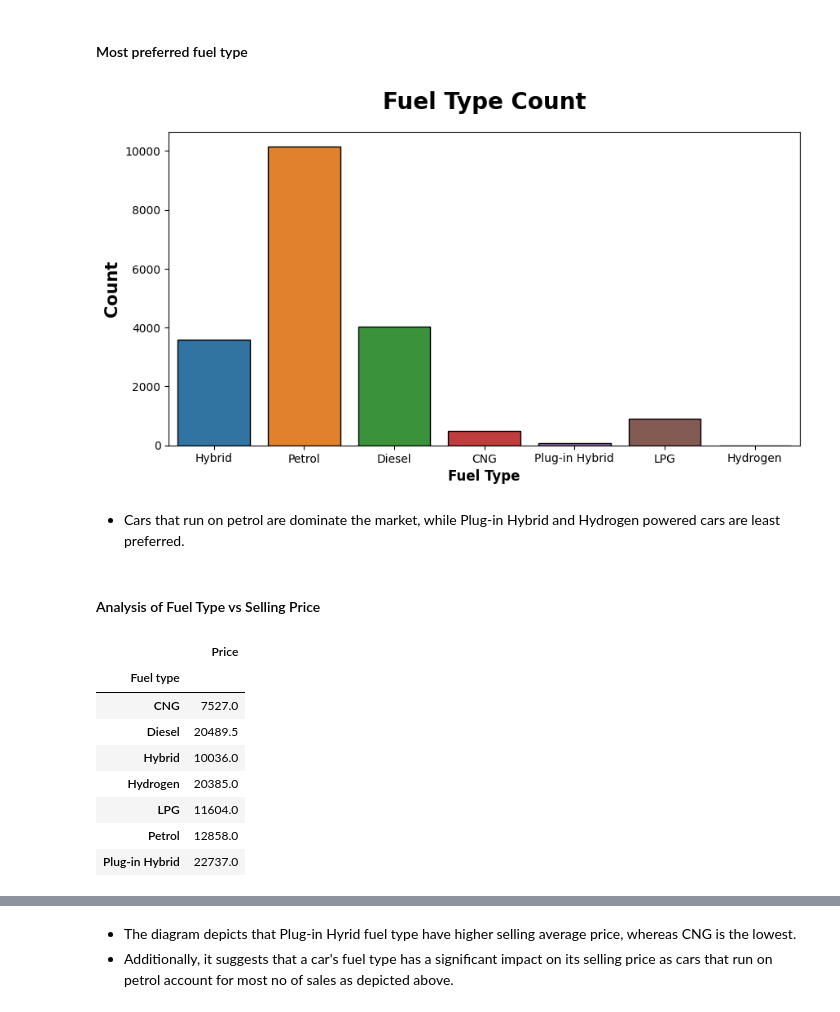
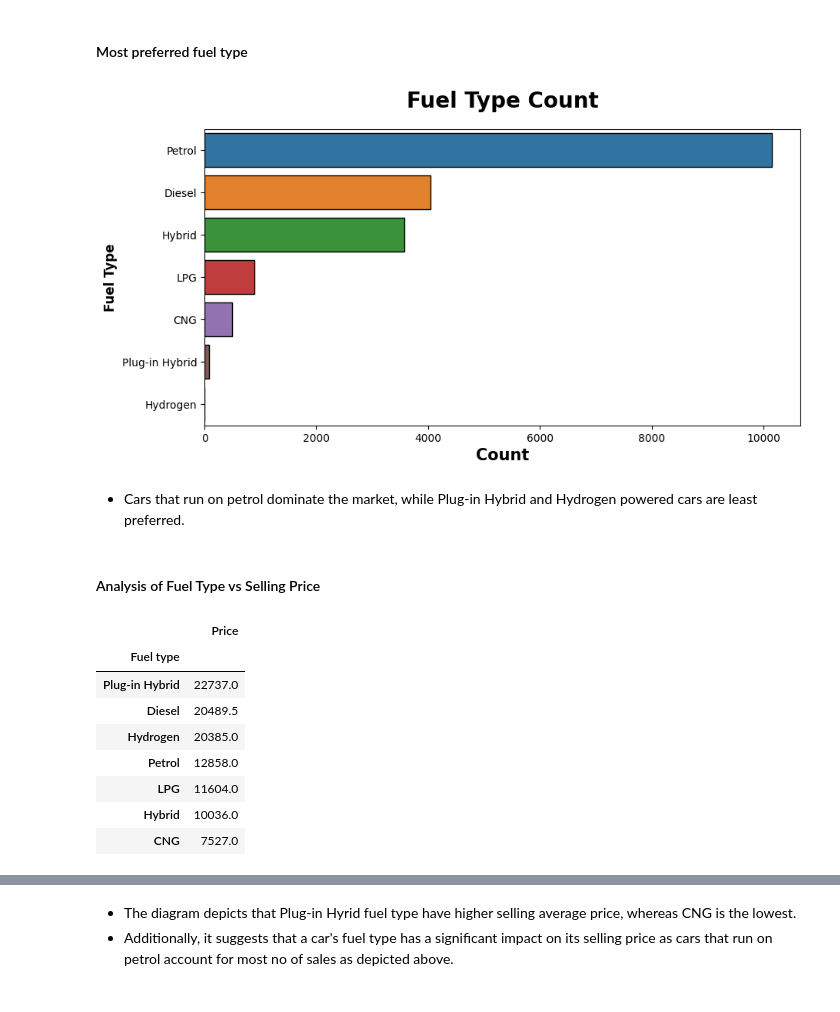
Before and after one commit to Utkarsh11-git/EDA_Car_Price_Python-, a Jupyter notebook: EDA_Car_Price.ipynb, the cells around one changed output, grey strips where cells are left out. Cells and saved outputs as stored; diff of their text form; code cells hidden in the pictures.

```diff
--- a/EDA_Car_Price.ipynb
+++ b/EDA_Car_Price.ipynb
@@ -172,30 +172,32 @@ plt.show()
 # %% [markdown]
 #### Most preferred fuel type
 # %%
-plt.subplots(figsize=(10,5))
-sb.countplot(x=df['Fuel type'], ec = "black")
-plt.title("Fuel Type Count", weight="bold",fontsize=20, pad=20)
-plt.ylabel("Count", weight="bold", fontsize=15)
-plt.xlabel("Fuel Type", weight="bold", fontsize=12)
+sorted_fuel_types = df['Fuel type'].value_counts().sort_values(ascending=False).index
+
+plt.figure(figsize=(10, 5))
+sb.countplot(y=df['Fuel type'], order=sorted_fuel_types, ec="black")
+plt.title("Fuel Type Count", weight="bold", fontsize=20, pad=20)
+plt.xlabel("Count", weight="bold", fontsize=15)
+plt.ylabel("Fuel Type", weight="bold", fontsize=12)
 plt.show()
 # %% [output]
-[figure, old version]
+[figure, new version]
 # %% [markdown]
-* Cars that run on petrol are dominate the market, while Plug-in Hybrid and Hydrogen powered cars are least preferred.
+* Cars that run on petrol dominate the market, while Plug-in Hybrid and Hydrogen powered cars are least preferred.
 # %% [markdown]
 #### Analysis of Fuel Type vs Selling Price
 # %%
-fuel_price=df.groupby('Fuel type')['Price'].median() #Median is used to nullify the effect of outliers
+fuel_price=df.groupby('Fuel type')['Price'].median().sort_values(ascending=False) #Median is used to nullify the effect of outliers
 fuel_price=fuel_price.to_frame()
 fuel_price
 # %% [output]
 |  | Price |
 | Fuel type |  |
+| Plug-in Hybrid | 22737.0 |
+| Diesel | 20489.5 |
+| Hydrogen | 20385.0 |
+| Petrol | 12858.0 |
+| LPG | 11604.0 |
+| Hybrid | 10036.0 |
 | CNG | 7527.0 |
-| Diesel | 20489.5 |
-| Hybrid | 10036.0 |
-| Hydrogen | 20385.0 |
-| LPG | 11604.0 |
-| Petrol | 12858.0 |
-| Plug-in Hybrid | 22737.0 |
 # %%
```
Also changed, not shown: parts of 6 cells of this notebook.
